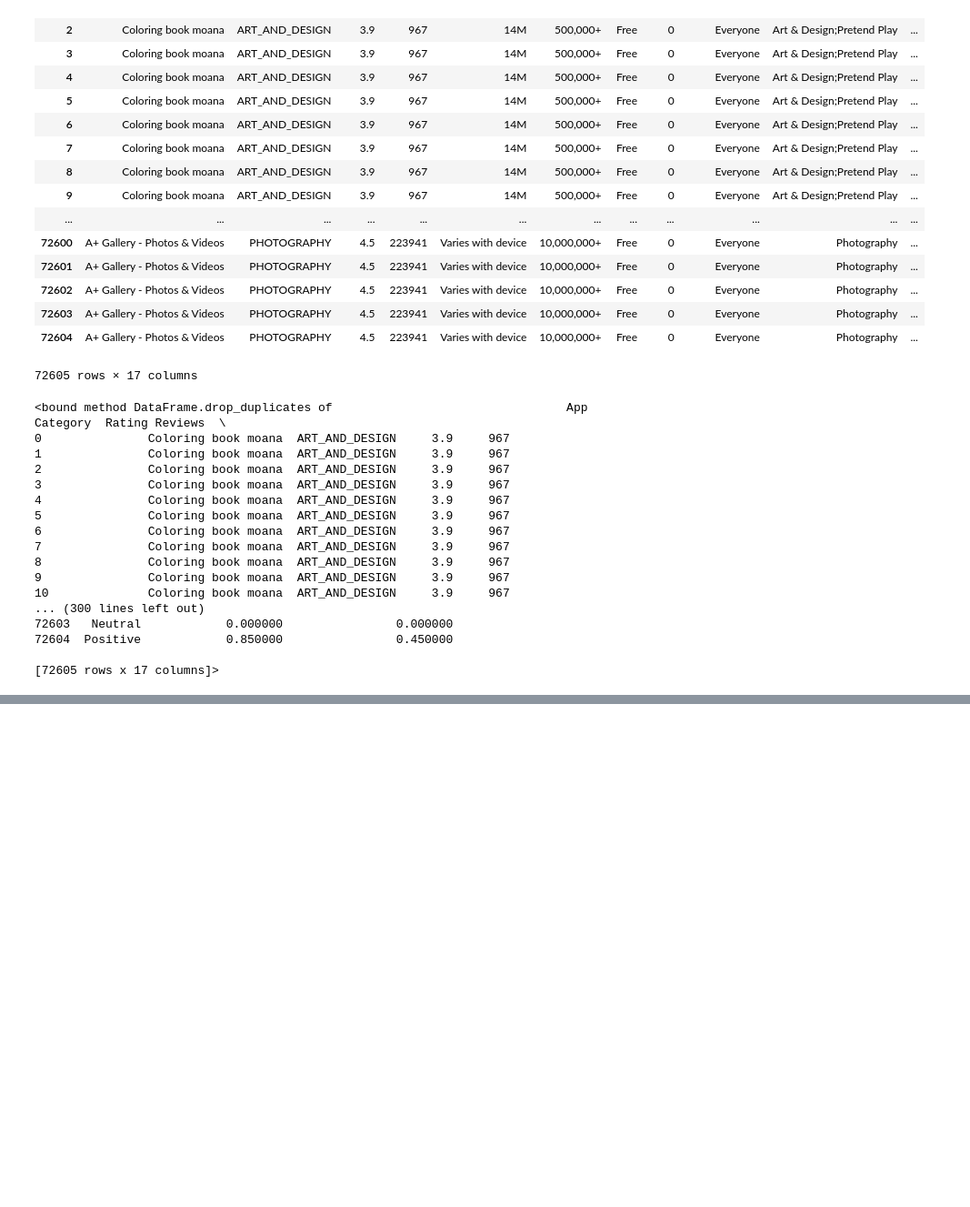
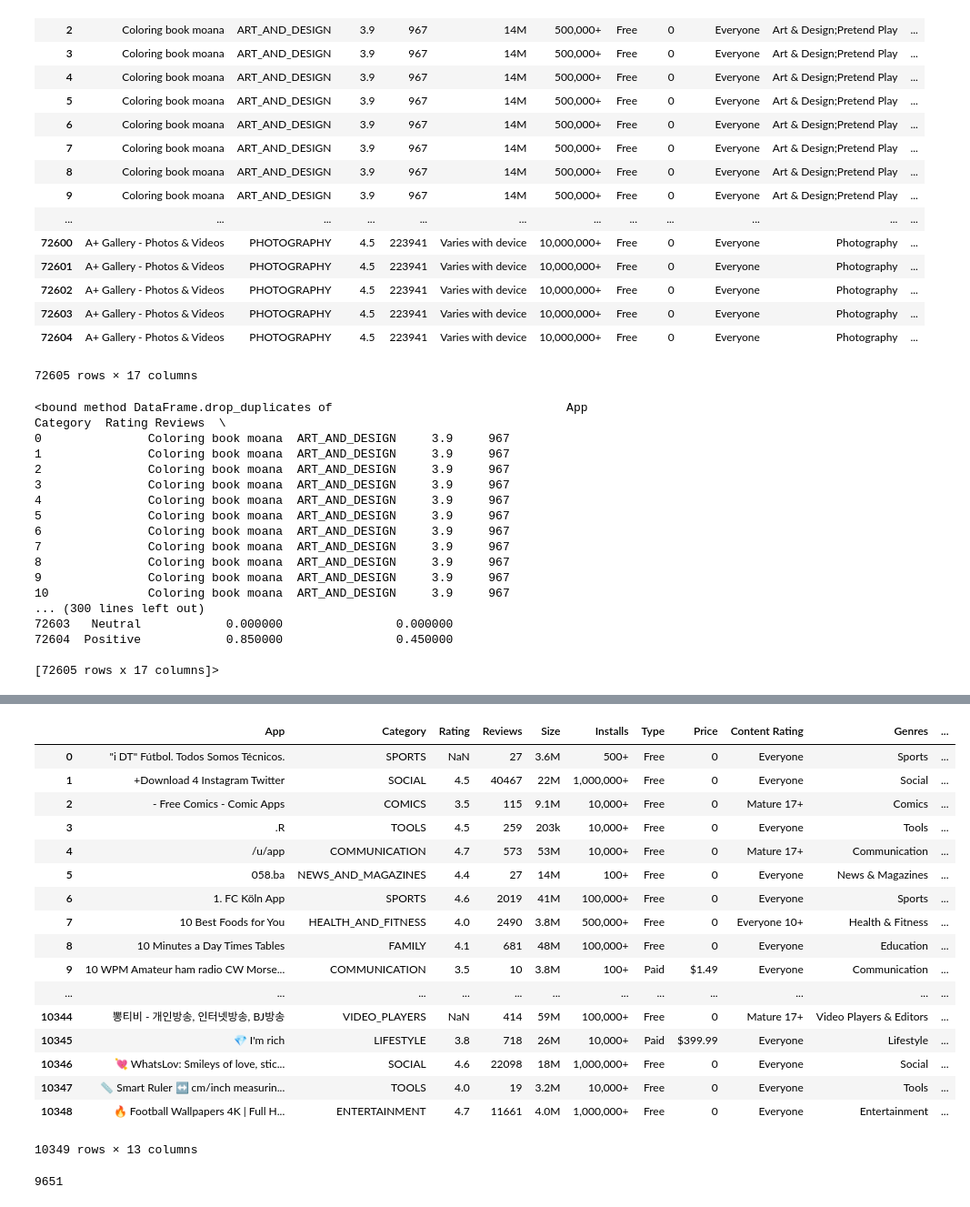
Before and after one commit to Shail-Shouryya/ETL-scripting-for-Google-play-store-apps-sentiment-analysis, a Jupyter notebook: google-play-store-apps/dataWrangling.ipynb, the cells around one changed output, grey strips where cells are left out. Shown at 91% size. Drawn from its saved outputs; the diff is of its cells as text; code cells hidden in the pictures; blank space fills up the shorter version.

```diff
--- a/google-play-store-apps/dataWrangling.ipynb
+++ b/google-play-store-apps/dataWrangling.ipynb
@@ -111,2 +218,11 @@ merged_df.drop_duplicates
 # %%
 merged_df.to_csv('merged_df.csv')
+# %%
+apps = pd.read_csv('googleplaystore.csv')
+# apps_unique = apps['App'].unique()
+# apps_unique = apps.reset_index(drop=True)
+apps_sorted = apps.sort_values(by=['App'])
+apps_sorted.to_csv('check.csv')
+apps_sorted = apps_sorted.set_index('App')
+apps_unique = apps_sorted.drop_duplicates()
+apps_unique
@@ -112,0 +249,28 @@ merged_df.to_csv('merged_df.csv')
+# %%
+apps_unique = apps_unique.reset_index(drop=True)
+ # apps_unique = apps_unique.drop(columns=['level_0', 'index'])
+apps_unique.to_csv('check2.csv')
+apps_unique
+# %% [output]
+|  | App | Category | Rating | Reviews | Size | Installs | Type | Price | Content Rating | Genres | ... |
+| 0 | "i DT" Fútbol. Todos Somos Técnicos. | SPORTS | NaN | 27 | 3.6M | 500+ | Free | 0 | Everyone | Sports | ... |
+| 1 | +Download 4 Instagram Twitter | SOCIAL | 4.5 | 40467 | 22M | 1,000,000+ | Free | 0 | Everyone | Social | ... |
+| 2 | - Free Comics - Comic Apps | COMICS | 3.5 | 115 | 9.1M | 10,000+ | Free | 0 | Mature 17+ | Comics | ... |
+| 3 | .R | TOOLS | 4.5 | 259 | 203k | 10,000+ | Free | 0 | Everyone | Tools | ... |
+| 4 | /u/app | COMMUNICATION | 4.7 | 573 | 53M | 10,000+ | Free | 0 | Mature 17+ | Communication | ... |
+| 5 | 058.ba | NEWS_AND_MAGAZINES | 4.4 | 27 | 14M | 100+ | Free | 0 | Everyone | News & Magazines | ... |
+| 6 | 1. FC Köln App | SPORTS | 4.6 | 2019 | 41M | 100,000+ | Free | 0 | Everyone | Sports | ... |
+| 7 | 10 Best Foods for You | HEALTH_AND_FITNESS | 4.0 | 2490 | 3.8M | 500,000+ | Free | 0 | Everyone 10+ | Health & Fitness | ... |
+| 8 | 10 Minutes a Day Times Tables | FAMILY | 4.1 | 681 | 48M | 100,000+ | Free | 0 | Everyone | Education | ... |
+| 9 | 10 WPM Amateur ham radio CW Morse... | COMMUNICATION | 3.5 | 10 | 3.8M | 100+ | Paid | $1.49 | Everyone | Communication | ... |
+| ... | ... | ... | ... | ... | ... | ... | ... | ... | ... | ... | ... |
+| 10344 | 뽕티비 - 개인방송, 인터넷방송, BJ방송 | VIDEO_PLAYERS | NaN | 414 | 59M | 100,000+ | Free | 0 | Mature 17+ | Video Players & Editors | ... |
+| 10345 | 💎 I'm rich | LIFESTYLE | 3.8 | 718 | 26M | 10,000+ | Paid | $399.99 | Everyone | Lifestyle | ... |
+| 10346 | 💘 WhatsLov: Smileys of love, stic... | SOCIAL | 4.6 | 22098 | 18M | 1,000,000+ | Free | 0 | Everyone | Social | ... |
+| 10347 | 📏 Smart Ruler ↔️ cm/inch measurin... | TOOLS | 4.0 | 19 | 3.2M | 10,000+ | Free | 0 | Everyone | Tools | ... |
+| 10348 | 🔥 Football Wallpapers 4K | Full H... | ENTERTAINMENT | 4.7 | 11661 | 4.0M | 1,000,000+ | Free | 0 | Everyone | Entertainment | ... |
+10349 rows × 13 columns
+# %%
+apps_unique['App'].nunique()
+# %% [output]
+9651
```
Also changed, not shown: parts of 11 cells of this notebook, 57 other files.
